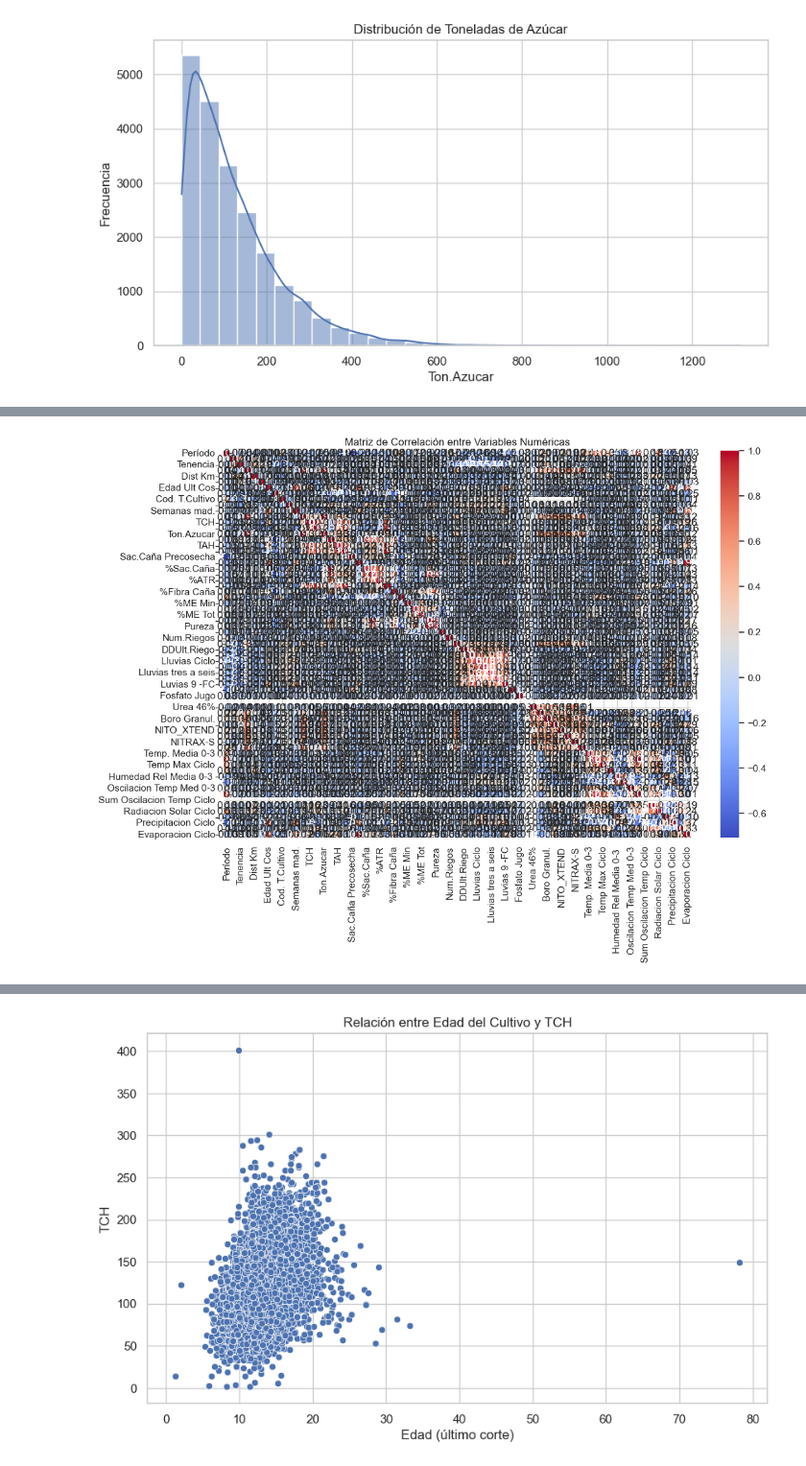
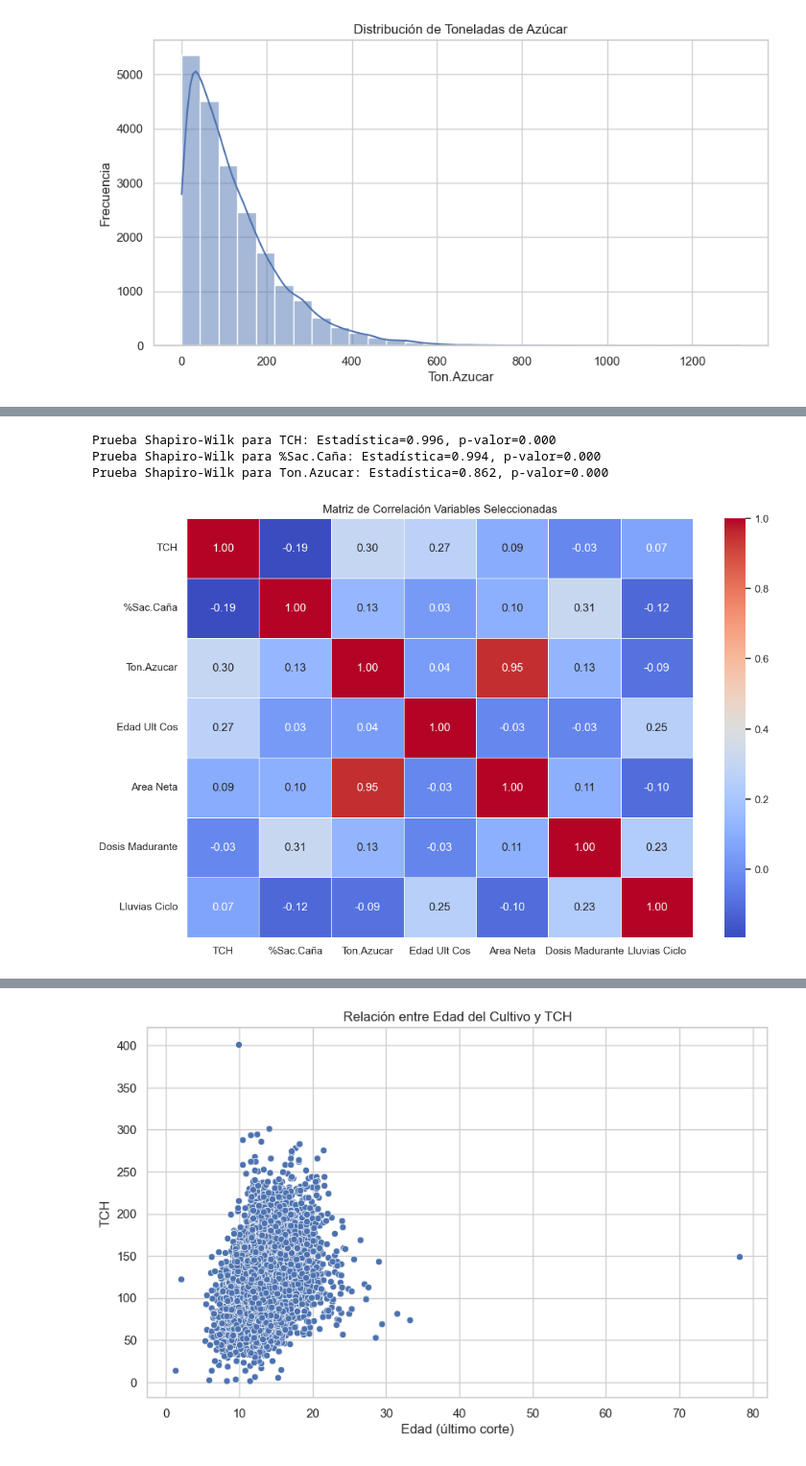
Before and after one commit to Santi1761/LAB_Ingenio_Providencia, a Jupyter notebook: EDA_Regresion_HISTORICO_SUERTES.ipynb, the cells around one changed output, grey strips where cells are left out. Shown at 96% size. Saved outputs shown, nothing was run; the diff lists cells and outputs as text; code cells hidden in the pictures.

```diff
--- a/EDA_Regresion_HISTORICO_SUERTES.ipynb
+++ b/EDA_Regresion_HISTORICO_SUERTES.ipynb
@@ -89,9 +152,22 @@ plt.show()
+# %%
+# 6. PRUEBAS DE NORMALIDAD (SHAPIRO-WILK)
+
+for var in variables_clave:
+    stat, p = shapiro(df_limpio[var])
+    print(f"Prueba Shapiro-Wilk para {var}: Estadística={stat:.3f}, p-valor={p:.3f}")
+# %% [output]
+Prueba Shapiro-Wilk para TCH: Estadística=0.996, p-valor=0.000
+Prueba Shapiro-Wilk para %Sac.Caña: Estadística=0.994, p-valor=0.000
+Prueba Shapiro-Wilk para Ton.Azucar: Estadística=0.862, p-valor=0.000
 # %%
-correlation_matrix = df.corr(numeric_only=True)
+# 7. ANÁLISIS MULTIVARIADO
 
-plt.figure(figsize=(12,8))
-sns.heatmap(correlation_matrix, annot=True, cmap='coolwarm', fmt=".2f")
-plt.title('Matriz de Correlación entre Variables Numéricas')
+variables_corr = ['TCH', '%Sac.Caña', 'Ton.Azucar', 'Edad Ult Cos', 'Area Neta', 'Dosis Madurante', 'Lluvias Ciclo']
+corr_matrix = df_limpio[variables_corr].corr()
+
+plt.figure(figsize=(12, 8))
+sns.heatmap(corr_matrix, annot=True, cmap='coolwarm', linewidths=0.5, fmt=".2f")
+plt.title('Matriz de Correlación Variables Seleccionadas')
 plt.show()
 # %% [output]
-[figure, old version]
+[figure, new version]
```
Also changed, not shown: parts of 16 cells of this notebook, 1 other file.
